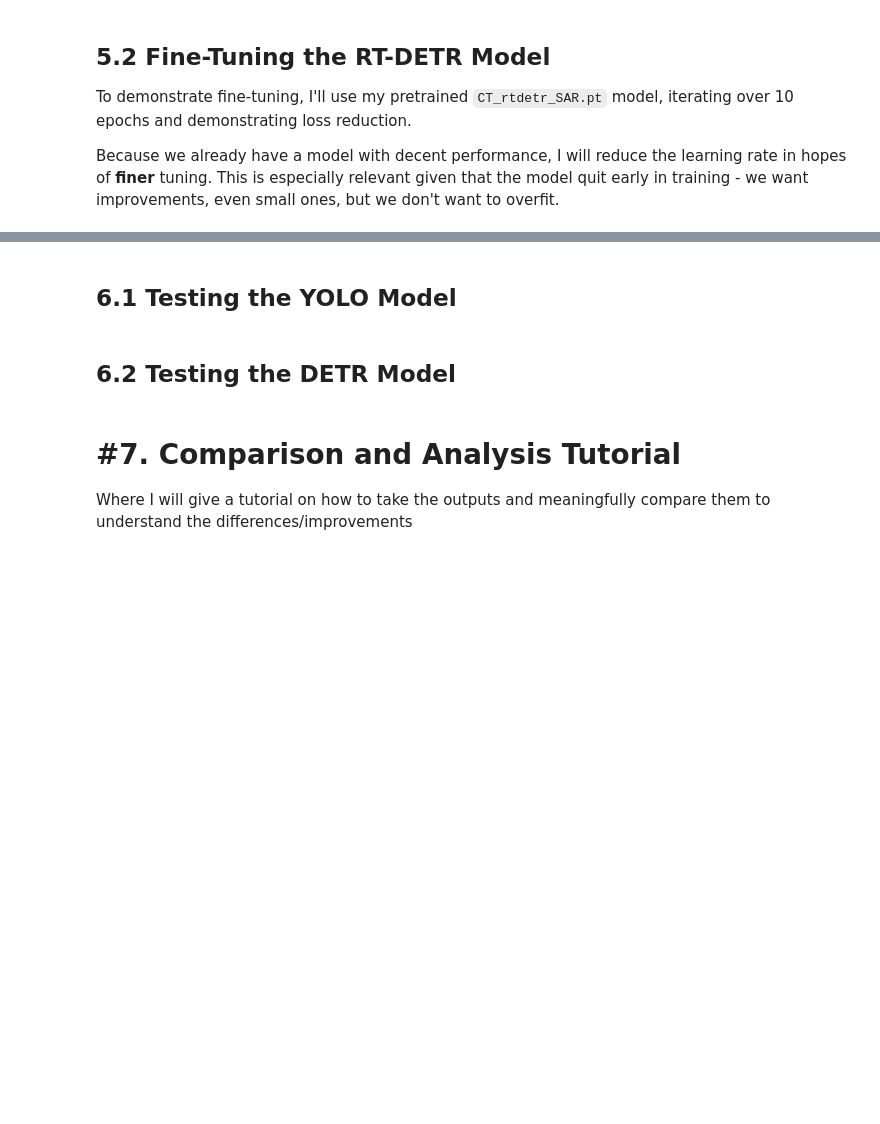
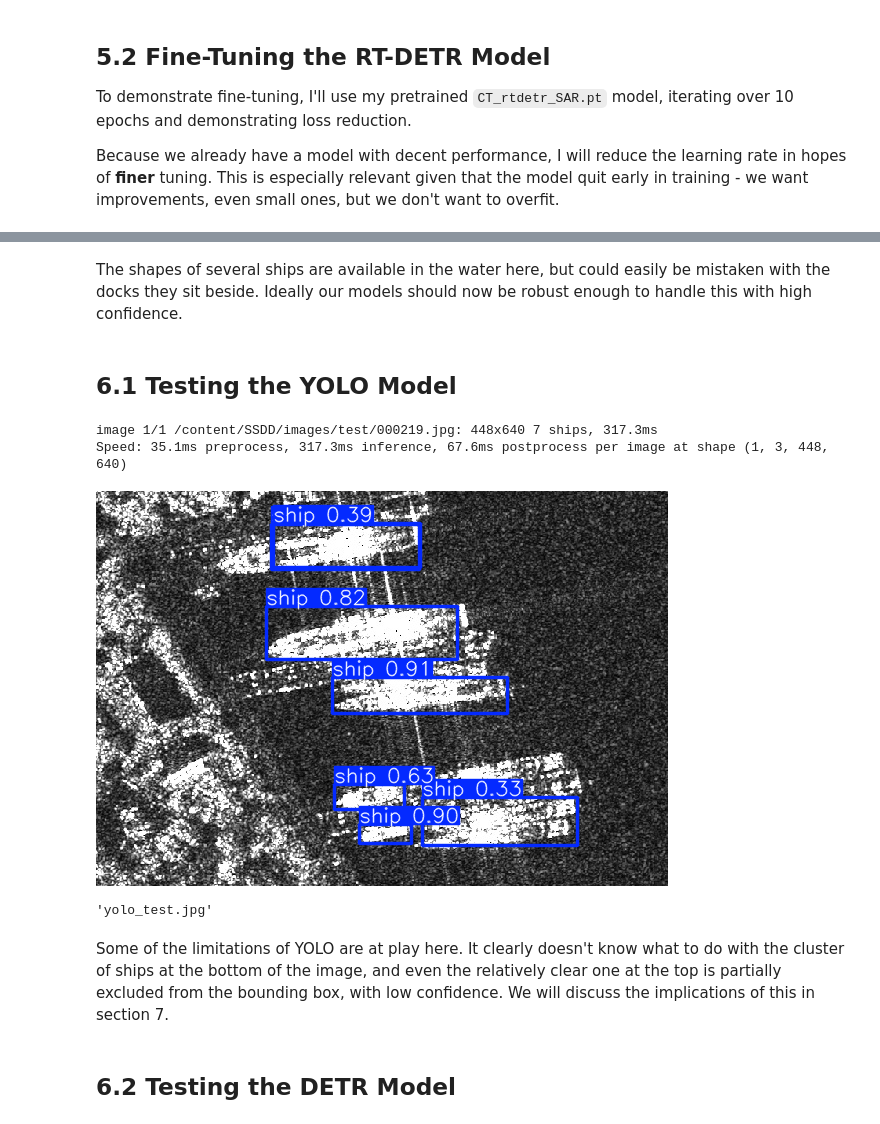
Before and after one commit to carthomp99/ML-SARShipDetection-Tutorial, a Jupyter notebook: ML-SARShipDetection-Tutorial.ipynb, the cells around one changed output, grey strips where cells are left out. Saved outputs shown, nothing was run; the diff lists cells and outputs as text; code cells hidden in the pictures; blank space fills up the shorter version.

Commit message:
All sections complete and proofread

```diff
--- a/ML-SARShipDetection-Tutorial.ipynb
+++ b/ML-SARShipDetection-Tutorial.ipynb
@@ -673,7 +681,21 @@ Load the pre-trained model using wget to download it and run it on one test exam
+# %% [markdown]
+The shapes of several ships are available in the water here, but could easily be mistaken with the docks they sit beside. Ideally our models should now be robust enough to handle this with high confidence.
 # %% [markdown]
 ## 6.1 Testing the YOLO Model
+# %%
+test_img = 'SSDD/images/test/000219.jpg'
+
+model = YOLO('CT_yolo26_SAR.pt')
+results = model(test_img)
+
+results[0].show()
+results[0].save(filename="yolo_test.jpg")
+# %% [output]
+image 1/1 /content/SSDD/images/test/000219.jpg: 448x640 7 ships, 317.3ms
+Speed: 35.1ms preprocess, 317.3ms inference, 67.6ms postprocess per image at shape (1, 3, 448, 640)
+[figure, added]
+'yolo_test.jpg'
+# %% [markdown]
+Some of the limitations of YOLO are at play here. It clearly doesn't know what to do with the cluster of ships at the bottom of the image, and even the relatively clear one at the top is partially excluded from the bounding box, with low confidence. We will discuss the implications of this in section 7.
 # %% [markdown]
 ## 6.2 Testing the DETR Model
-# %% [markdown]
-# \#7. Comparison and Analysis Tutorial
-Where I will give a tutorial on how to take the outputs and meaningfully compare them to understand the differences/improvements
```
Also changed, not shown: parts of 36 cells of this notebook.
